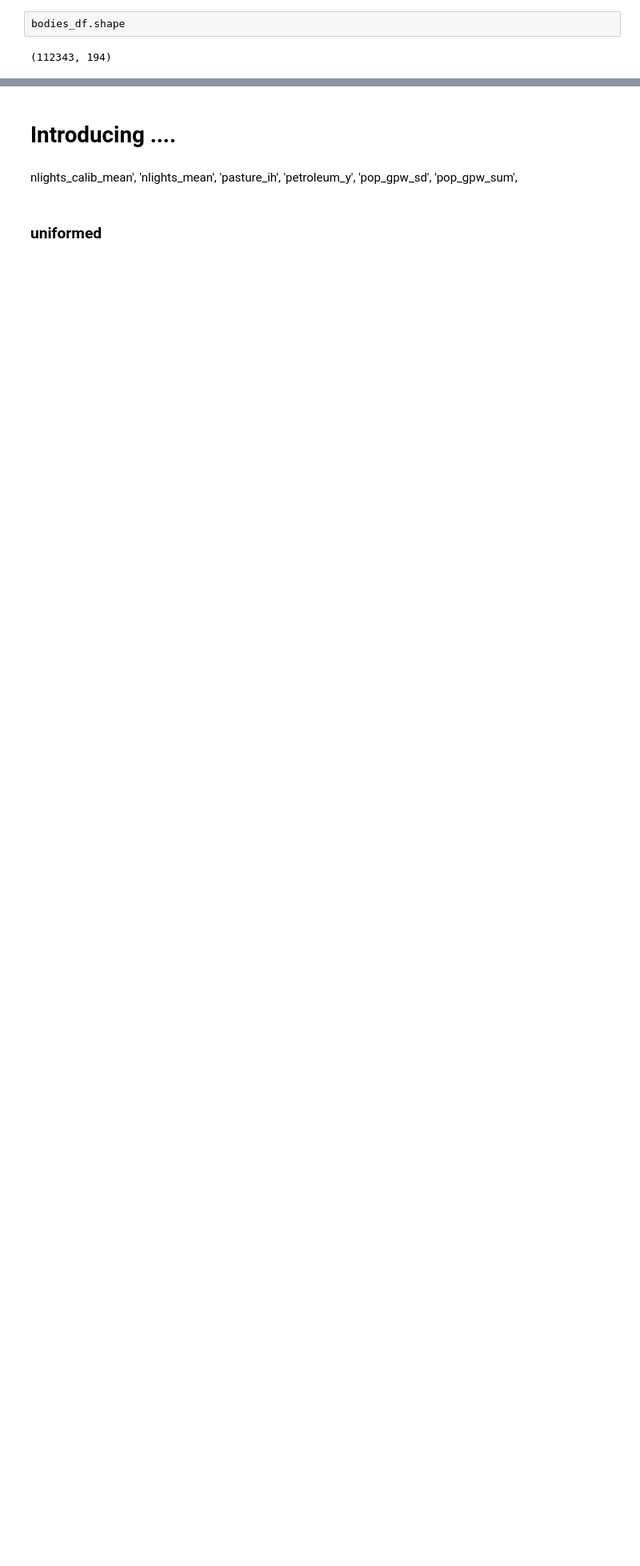
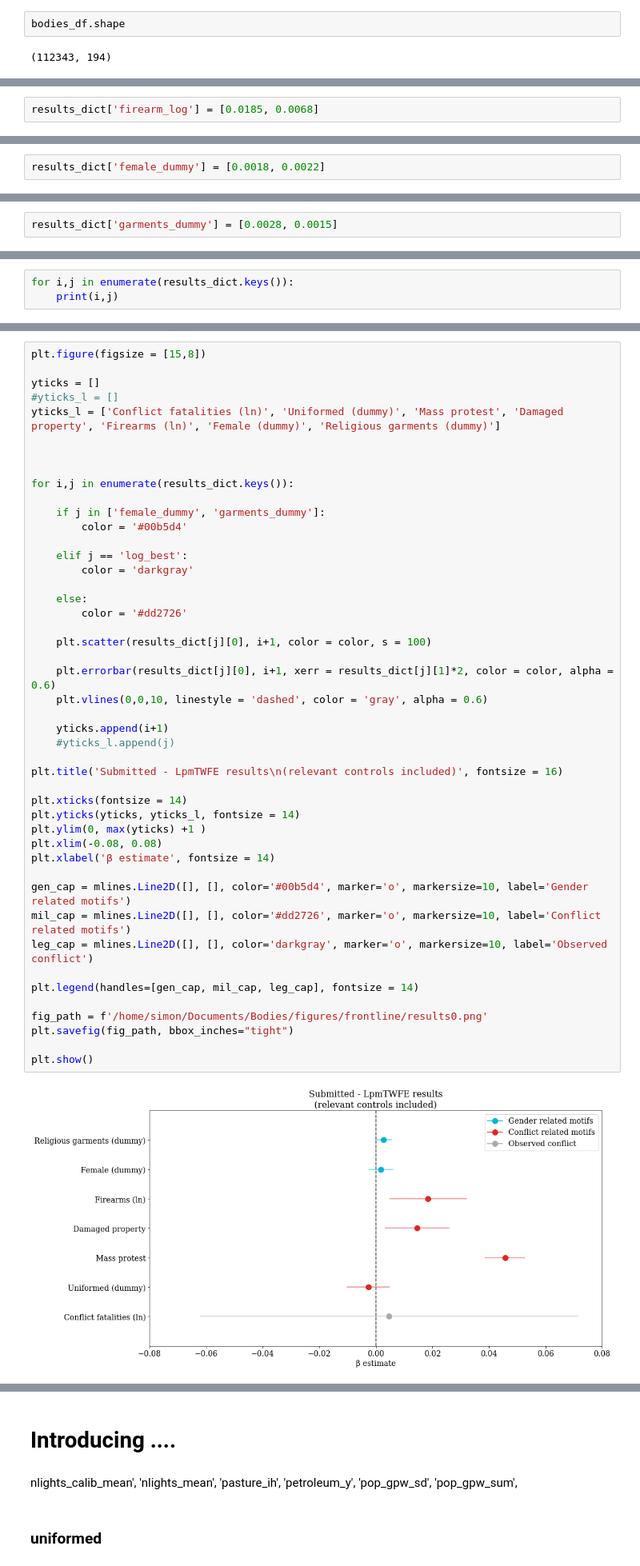
Before and after one commit to Polichinel/Detectron2, a Jupyter notebook: misc/assorted_stats.ipynb, the cells around one changed output, grey strips where cells are left out. Shown at 80% size. Cells and saved outputs as stored; diff of their text form; blank space fills up the shorter version.

```diff
--- a/misc/assorted_stats.ipynb
+++ b/misc/assorted_stats.ipynb
@@ -59,0 +978,2 @@ bodies_df['uniformed_dummy'] = (bodies_df['uniformed_mean'] > 0) * 1
+# %%
+results_dict['firearm_log'] = [0.0185, 0.0068]
@@ -59,0 +1054,2 @@ bodies_df['uniformed_dummy'] = (bodies_df['uniformed_mean'] > 0) * 1
+# %%
+results_dict['female_dummy'] = [0.0018, 0.0022]
@@ -59,0 +1128,2 @@ bodies_df['uniformed_dummy'] = (bodies_df['uniformed_mean'] > 0) * 1
+# %%
+results_dict['garments_dummy'] = [0.0028, 0.0015]
@@ -59,0 +1132,3 @@ bodies_df['uniformed_dummy'] = (bodies_df['uniformed_mean'] > 0) * 1
+# %%
+for i,j in enumerate(results_dict.keys()):
+    print(i,j)
@@ -59,0 +1143,48 @@ bodies_df['uniformed_dummy'] = (bodies_df['uniformed_mean'] > 0) * 1
+# %%
+plt.figure(figsize = [15,8])
+
+yticks = []
+#yticks_l = []
+yticks_l = ['Conflict fatalities (ln)', 'Uniformed (dummy)', 'Mass protest', 'Damaged property', 'Firearms (ln)', 'Female (dummy)', 'Religious garments (dummy)']
+
+
+
+for i,j in enumerate(results_dict.keys()):
+
+    if j in ['female_dummy', 'garments_dummy']:
+        color = '#00b5d4'
+
+    elif j == 'log_best':
+        color = 'darkgray'
+
+    else:
+        color = '#dd2726'
+
+    plt.scatter(results_dict[j][0], i+1, color = color, s = 100)
+
+    plt.errorbar(results_dict[j][0], i+1, xerr = results_dict[j][1]*2, color = color, alpha = 0.6)
+    plt.vlines(0,0,10, linestyle = 'dashed', color = 'gray', alpha = 0.6)
+
+    yticks.append(i+1)
+    #yticks_l.append(j)
+
+plt.title('Submitted - LpmTWFE results\n(relevant controls included)', fontsize = 16)
+
+plt.xticks(fontsize = 14)
+plt.yticks(yticks, yticks_l, fontsize = 14)
+plt.ylim(0, max(yticks) +1 )
+plt.xlim(-0.08, 0.08)
+plt.xlabel('β estimate', fontsize = 14)
+
+gen_cap = mlines.Line2D([], [], color='#00b5d4', marker='o', markersize=10, label='Gender related motifs')
+mil_cap = mlines.Line2D([], [], color='#dd2726', marker='o', markersize=10, label='Conflict related motifs')
+leg_cap = mlines.Line2D([], [], color='darkgray', marker='o', markersize=10, label='Observed conflict')
+
+plt.legend(handles=[gen_cap, mil_cap, leg_cap], fontsize = 14)
+
+fig_path = f'/home/simon/Documents/Bodies/figures/frontline/results0.png'
+plt.savefig(fig_path, bbox_inches="tight")
+
+plt.show()
+# %% [output]
+[figure, added]
```
Also changed, not shown: parts of 58 cells of this notebook, 4 other files.
